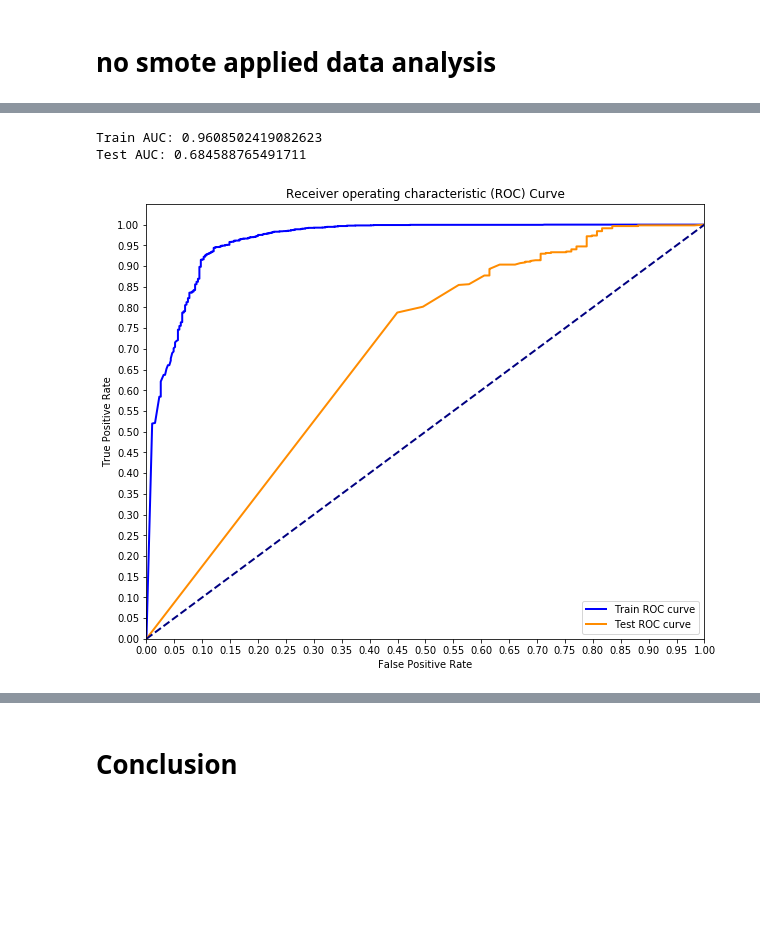
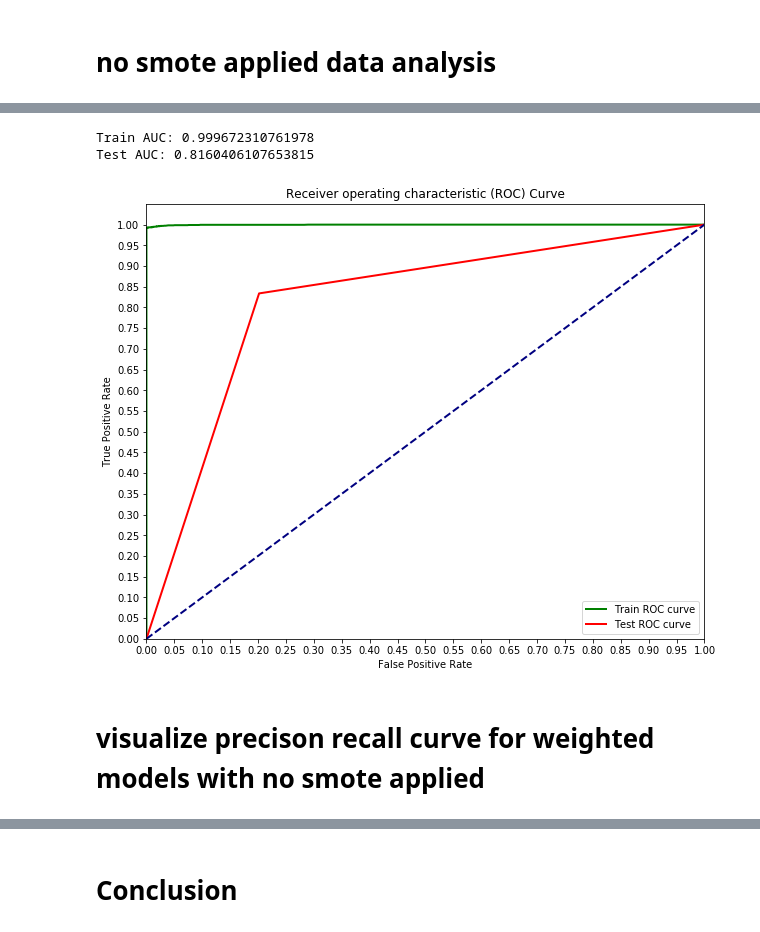
Before and after one commit to 8REN/NLP_sentiment_classification_tweets, a Jupyter notebook: statistical_methods.ipynb, the cells around one changed output, grey strips where cells are left out. Cells and saved outputs as stored; diff of their text form; code cells hidden in the pictures; blank space fills up the shorter version.

```diff
--- a/statistical_methods.ipynb
+++ b/statistical_methods.ipynb
@@ -133,6 +186,7 @@ df = pd.read_csv('pn_df.csv')
 le = LabelEncoder()
 y = df['target'].copy()
 le.fit_transform(y)
+y = y.astype('category')
 # define independent variable
 X = df.wordl.copy()
 # split data
@@ -470,14 +670,12 @@ none of the statistical methods performed well on data, due to lack of data. thi
 # %%
+y = y.astype('category')
 # split data
-X_train, X_test, y_train, y_test = train_test_split(X, y, random_state=42,
+X3_train, X3_test, y3_train, y3_test = train_test_split(X, y, random_state=42,
                                                      test_size=.2, stratify=y)
-X_train, X_val, y_train, y_val  = train_test_split(X_train, y_train,
-                                                    test_size=0.1,
-                                                    random_state=42,
-                                                    stratify=y_train)
 # build TFIDF features on tweet with tfidf vectorizer
 pipeline = Pipeline([ ('vect', CountVectorizer(ngram_range=(1,2))),
                      ('tfidf', TfidfTransformer(use_idf=True)), ])
-X_train = pipeline.fit_transform(X_train).todense()
-X_test = pipeline.transform(X_test).todense()
-X_val = pipeline.transform(X_val).todense()
+X3_train = pipeline.fit_transform(X3_train).todense()
+X3_test = pipeline.transform(X3_test).todense()
+X3_train_df = pd.DataFrame(X3_train)
+X3_test_df = pd.DataFrame(X3_test)
@@ -624,0 +918,12 @@ array([[  5, 104],
+# %%
+#classifier was designed to correct the “severe assumptions” made by the standard Multinomial Naive Bayes classifier. It is particularly suited for imbalanced data sets
+# Instantiate bernoulli naive bayes on og data
+cnb = ComplementNB(alpha=0.025, class_prior=[0.16, 0.84] , fit_prior=True, )
+
+cnb_model = cnb.fit(X3_train, y3_train)
+
+# Predict on test set
+y_pred_cnb = cnb_model.predict(X3_test)
+print(cnb_model.score(X3_train, y3_train))
+print(cnb_model.score(X3_test, y3_test))
+print(classification_report(y3_test, y_pred_cnb))
@@ -624,0 +946,2 @@ array([[  5, 104],
+# %%
+y3_pred_new_threshold = (cnb_model.predict_proba(X3_test)[:,1]>=0.75).astype(int)
@@ -625,37 +1000,36 @@ array([[  5, 104],
 # %%
-test_probs = bnb_model.predict_proba(X3_test)
-preds  = test_probs[:,1]
-train_probs = bnb_model.predict_proba(X3_train)
+preds = y3_pred_new_threshold
+train_probs = cnb_model.predict_proba(X3_train)
 y_train_score  = train_probs[:,1]
 
 
 train_fpr, train_tpr, train_thresholds = roc_curve(y3_train, y_train_score)
 test_fpr, test_tpr, test_thresholds = roc_curve(y3_test, preds)
 
 dt_fpr, dt_tpr, dt_th = roc_curve(y3_test, preds)
 
 print('Train AUC: {}'.format(auc(train_fpr, train_tpr)))
 print('Test AUC: {}'.format(auc(test_fpr, test_tpr)))
 
 plt.figure(figsize=(10, 8))
 lw = 2
 
-plt.plot(train_fpr, train_tpr, color='blue',
+plt.plot(train_fpr, train_tpr, color='green',
          lw=lw, label='Train ROC curve')
-plt.plot(test_fpr, test_tpr, color='darkorange',
+plt.plot(test_fpr, test_tpr, color='red',
          lw=lw, label='Test ROC curve')
 
 plt.plot([0, 1], [0, 1], color='navy', lw=lw, linestyle='--')
 plt.xlim([0.0, 1.0])
 plt.ylim([0.0, 1.05])
 plt.yticks([i/20.0 for i in range(21)])
 plt.xticks([i/20.0 for i in range(21)])
 plt.xlabel('False Positive Rate')
 plt.ylabel('True Positive Rate')
 plt.title('Receiver operating characteristic (ROC) Curve')
 plt.legend(loc='lower right')
 plt.show()
 # %% [output]
-Train AUC: 0.9608502419082623
-Test AUC: 0.684588765491711
+Train AUC: 0.999672310761978
+Test AUC: 0.8160406107653815
-[figure, old version]
+[figure, new version]
@@ -663,0 +1036,2 @@ Test AUC: 0.684588765491711
+# %% [markdown]
+# visualize precison recall curve for weighted models with no smote applied
```
Also changed, not shown: parts of 117 cells of this notebook, 12 other files.
